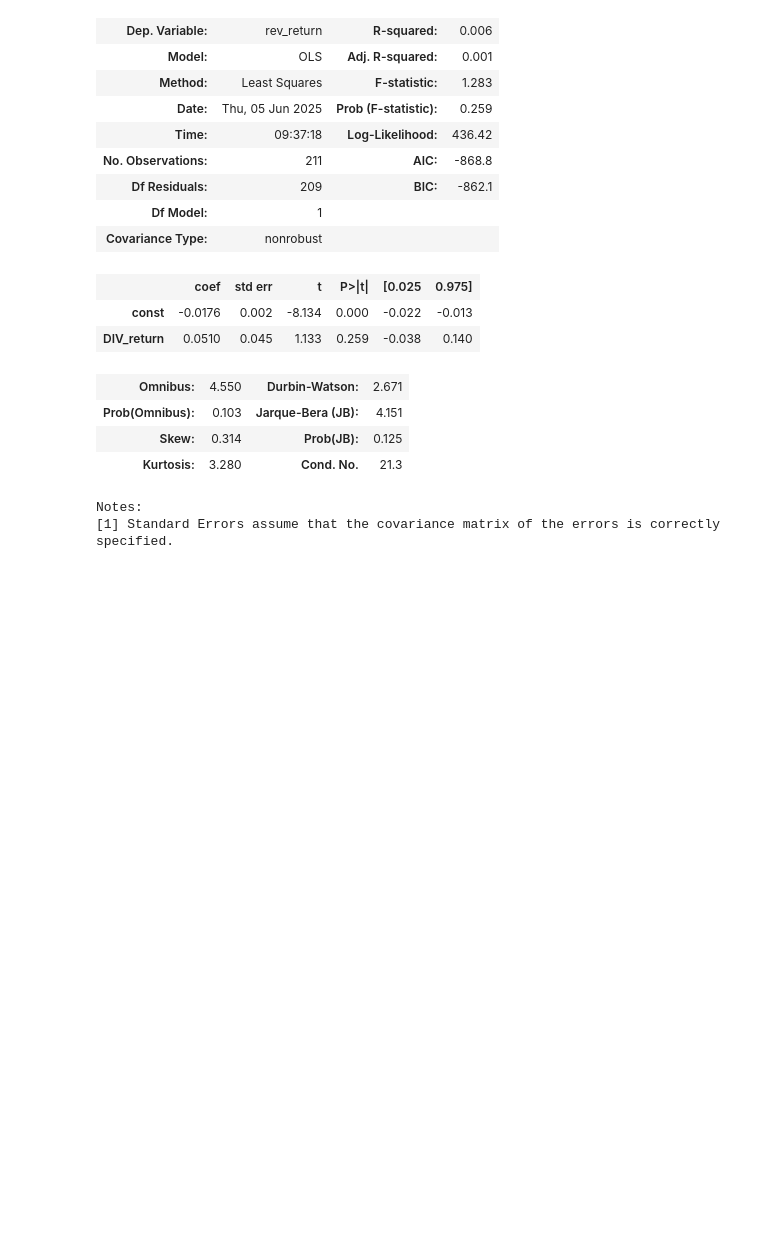
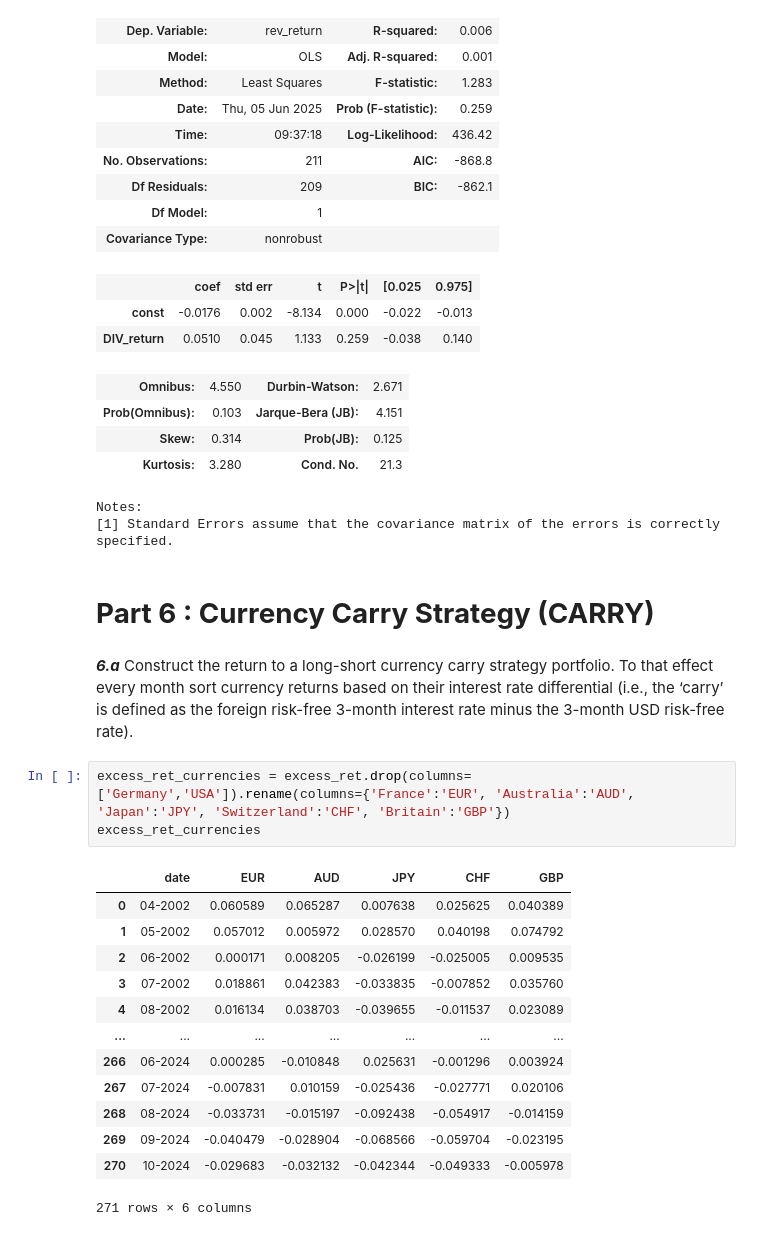
Before and after one commit to pherb127/Investments-Data, a Jupyter notebook: Investments.ipynb, the cells around one changed output. Drawn from its saved outputs; the diff is of its cells as text; blank space fills up the shorter version.

Commit message:
added part 6 to the notebook

```diff
--- a/Investments.ipynb
+++ b/Investments.ipynb
@@ -1492,3 +1492,24 @@ OLS Regression Results
 | Kurtosis: | 3.280 | Cond. No. | 21.3 |
 Notes:
 [1] Standard Errors assume that the covariance matrix of the errors is correctly specified.
+# %% [markdown]
+# **Part 6 : Currency Carry Strategy (CARRY)**
+# %% [markdown]
+***6.a*** Construct the return to a long-short currency carry strategy portfolio. To that effect every month sort currency returns based on their interest rate differential (i.e., the ‘carry’ is defined as the foreign risk-free 3-month interest rate minus the 3-month USD risk-free rate).
+# %%
+excess_ret_currencies = excess_ret.drop(columns=['Germany','USA']).rename(columns={'France':'EUR', 'Australia':'AUD', 'Japan':'JPY', 'Switzerland':'CHF', 'Britain':'GBP'})
+excess_ret_currencies
+# %% [output]
+|  | date | EUR | AUD | JPY | CHF | GBP |
+| 0 | 04-2002 | 0.060589 | 0.065287 | 0.007638 | 0.025625 | 0.040389 |
+| 1 | 05-2002 | 0.057012 | 0.005972 | 0.028570 | 0.040198 | 0.074792 |
+| 2 | 06-2002 | 0.000171 | 0.008205 | -0.026199 | -0.025005 | 0.009535 |
+| 3 | 07-2002 | 0.018861 | 0.042383 | -0.033835 | -0.007852 | 0.035760 |
+| 4 | 08-2002 | 0.016134 | 0.038703 | -0.039655 | -0.011537 | 0.023089 |
+| ... | ... | ... | ... | ... | ... | ... |
+| 266 | 06-2024 | 0.000285 | -0.010848 | 0.025631 | -0.001296 | 0.003924 |
+| 267 | 07-2024 | -0.007831 | 0.010159 | -0.025436 | -0.027771 | 0.020106 |
+| 268 | 08-2024 | -0.033731 | -0.015197 | -0.092438 | -0.054917 | -0.014159 |
+| 269 | 09-2024 | -0.040479 | -0.028904 | -0.068566 | -0.059704 | -0.023195 |
+| 270 | 10-2024 | -0.029683 | -0.032132 | -0.042344 | -0.049333 | -0.005978 |
+271 rows × 6 columns
```
Also changed, not shown: parts of 7 cells of this notebook.
